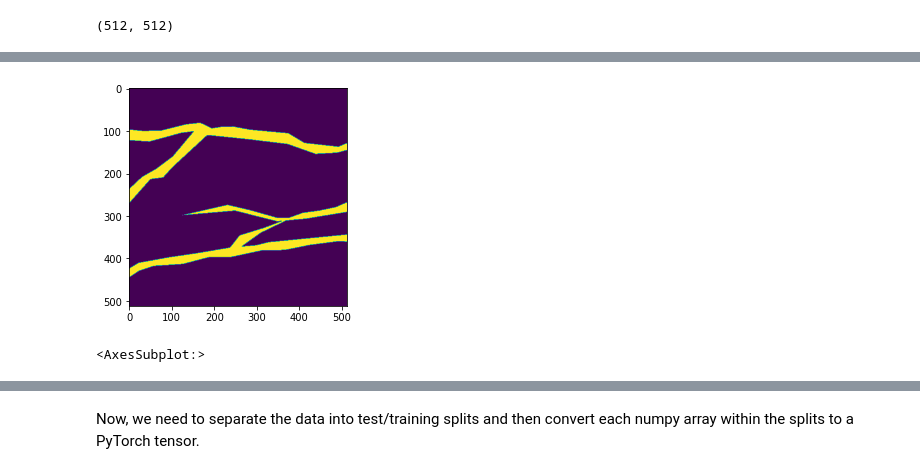
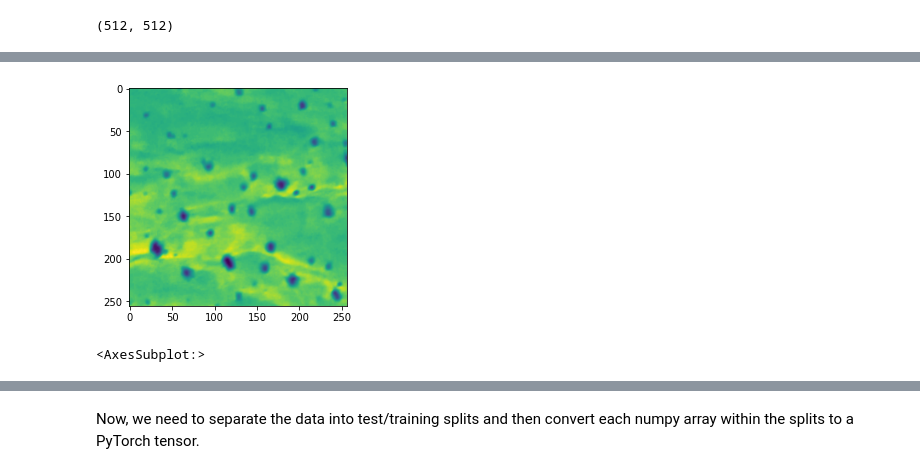
Before and after one commit to maxzvyagin/ephemeral_streams_code, a Jupyter notebook: brainstorming/pytorch_preprocessing_workflow.ipynb, the cells around one changed output, grey strips where cells are left out. Cells and saved outputs as stored; diff of their text form; code cells hidden in the pictures.

Commit message:
updated preprocessing code to split windows

```diff
--- a/brainstorming/pytorch_preprocessing_workflow.ipynb
+++ b/brainstorming/pytorch_preprocessing_workflow.ipynb
@@ -92,6 +92,25 @@ saved_image[1408].shape
 saved_mask[1408].shape
 # %% [output]
 (512, 512)
+# %%
+def split(array):
+    # split a given 3d array into 4 equal chunks
+    if len(array.shape) == 2:
+        mid_x = int(array.shape[0]/2)
+        mid_y = int(array.shape[1]/2)
+        first = array[:mid_x, :mid_y]
+        second = array[mid_x:, :mid_y]
+        third = array[:mid_x, mid_y:]
+        fourth = array[mid_x:, mid_y:]
+    else:
+        mid_x = int(array.shape[1]/2)
+        mid_y = int(array.shape[2]/2)
+        first = array[:, :mid_x, :mid_y]
+        second = array[:, mid_x:, :mid_y]
+        third = array[:, :mid_x, mid_y:]
+        fourth = array[:, mid_x:, mid_y:]
+    chunks = [first, second, third, fourth]
+    return chunks
 # %%
 # given the name of an image file and the corresponding .shp array mask, outputs an array of image windows and mask windows
 def get_windows(img_f, mask):
@@ -101,9 +120,14 @@ def get_windows(img_f, mask):
             # get the window from the mask
             mask_check = mask[window.row_off:window.row_off+window.height, window.col_off:window.col_off+window.width]
             if True in mask_check:
+                # need to split into tiles
                 r = src.read(window=window)
+                r_chunks = split(r)
+                mask_chunks = split(mask_check)
+                for i in range(4):
+                    samples.append((torch.from_numpy(r_chunks[i]), torch.from_numpy(mask_chunks[i])))
                 # also can probably convert to tensors here as well
-                samples.append((torch.from_numpy(r),torch.from_numpy(mask_check)))
+               # samples.append((torch.from_numpy(r),torch.from_numpy(mask_check)))
             else:
                 pass
     return samples
@@ -117,5 +178,5 @@ samples = get_windows(twelve_img, full_mask)
 # %%
-show(samples[275][0])
+show(samples[275][0][0])
 # %% [output]
-[figure, old version]
+[figure, new version]
 <AxesSubplot:>
```
Also changed, not shown: parts of 7 cells of this notebook, 2 other files.
